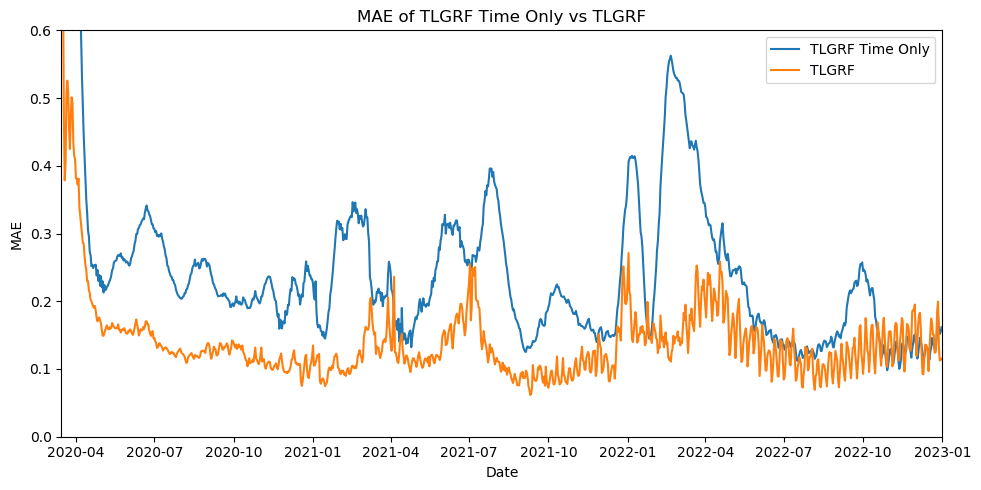
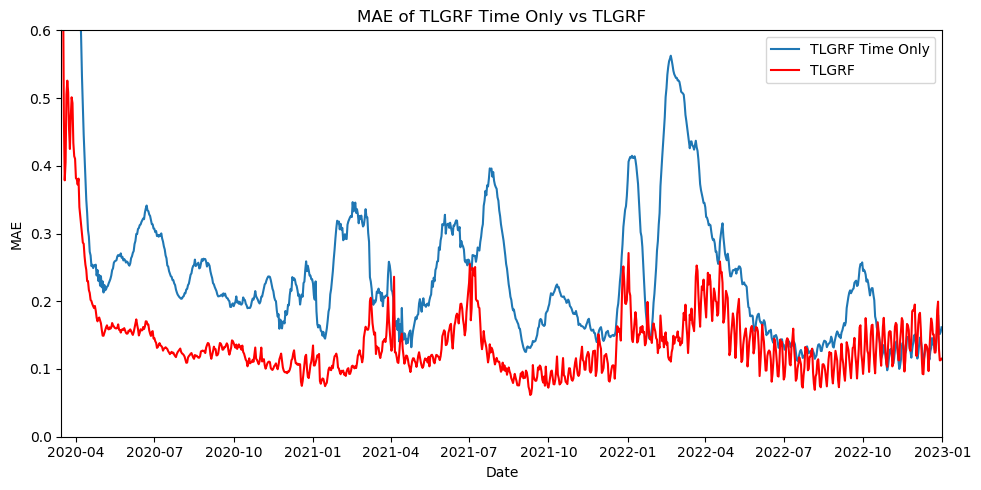
Code edit (unified diff) that turned the first committed figure into the second:
--- before
+++ after
@@ -2,5 +2,5 @@
 
 plt.plot(MAE_individual_grf_df, label="TLGRF Time Only")
-plt.plot(MAE_TLGRF_df, label="TLGRF")
+plt.plot(MAE_TLGRF_df, label="TLGRF", color="red")
 
 plt.legend()

Commit: TLGRF to red in time only